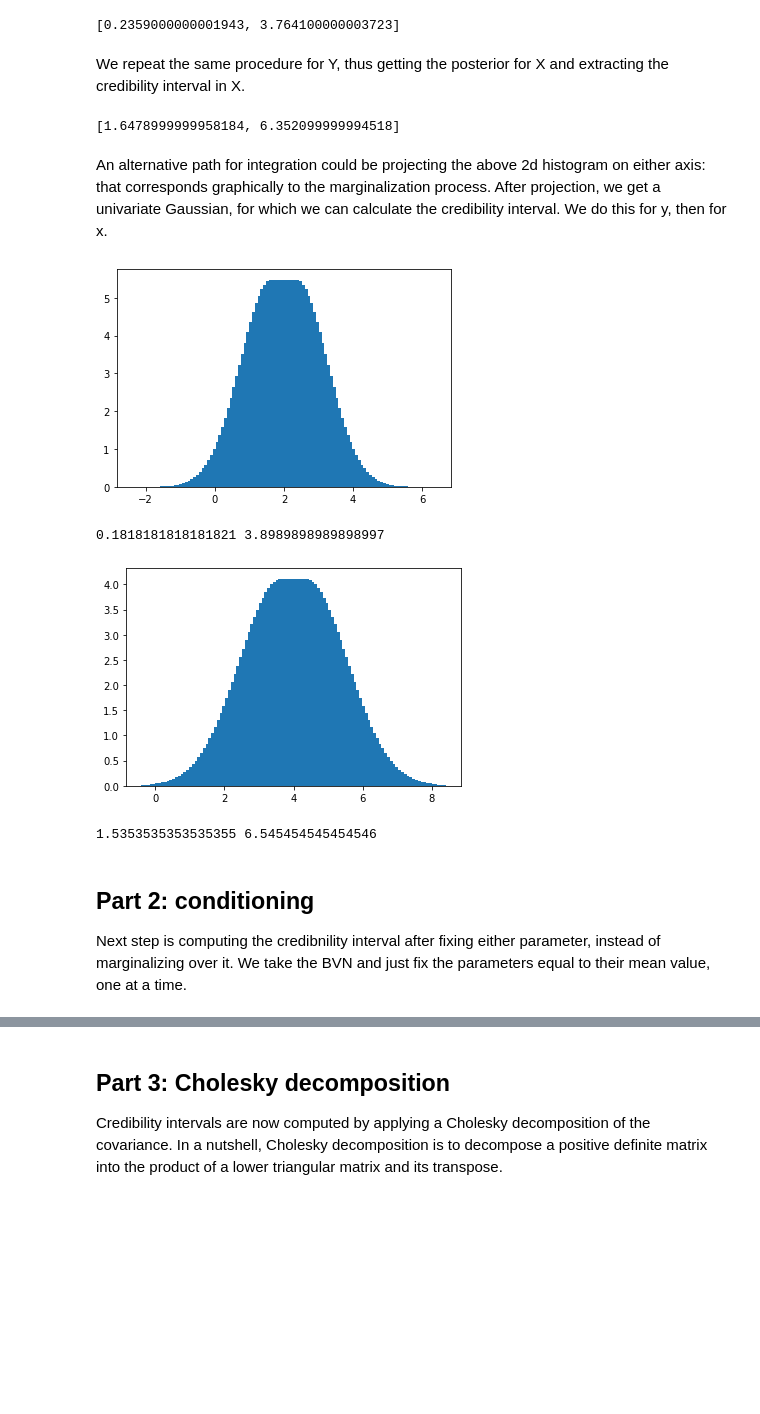
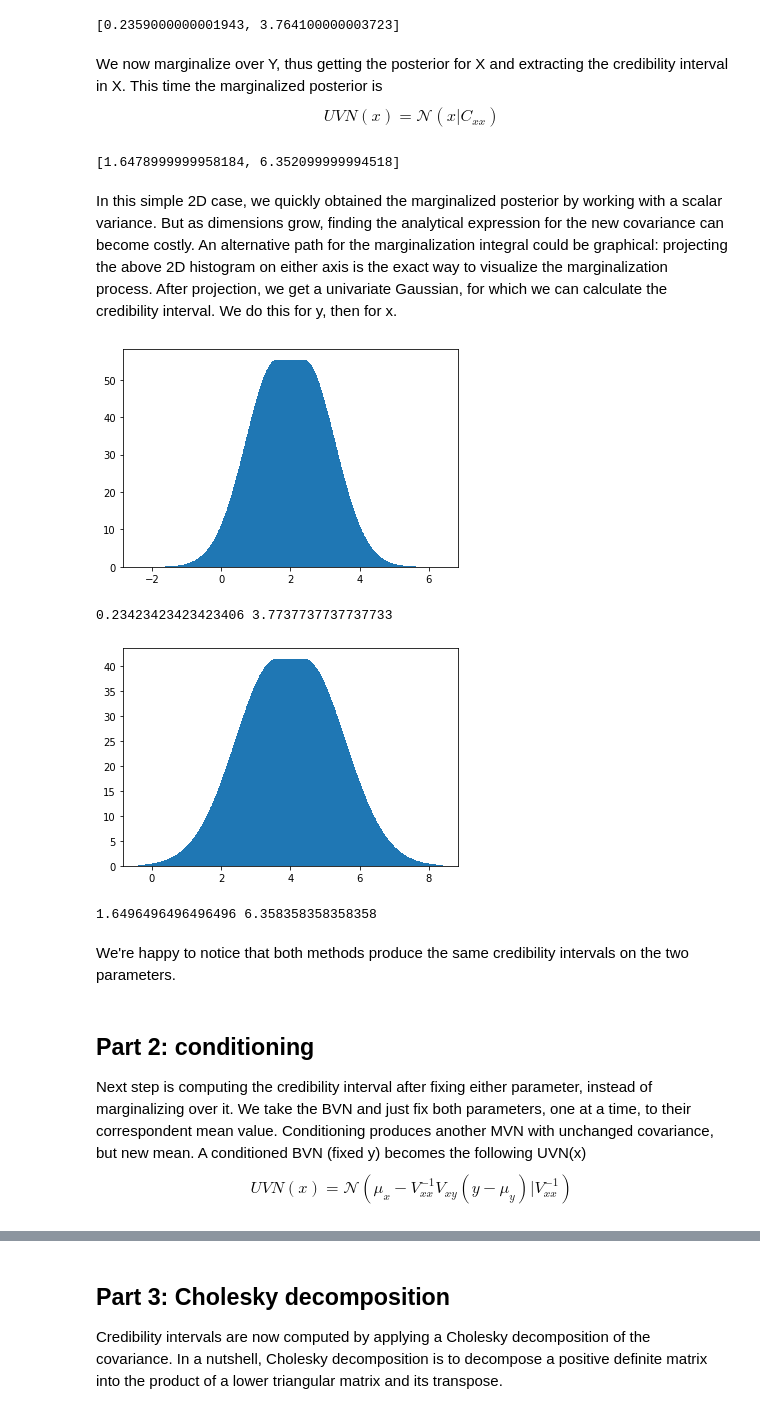
Before and after one commit to blackbianca/Astrostatistics-Cosmology---Homework, a Jupyter notebook: homework4/MCMC.ipynb, the cells around one changed output, grey strips where cells are left out. Saved outputs shown, nothing was run; the diff lists cells and outputs as text; code cells hidden in the pictures; blank space fills up the shorter version.

```diff
--- a/homework4/MCMC.ipynb
+++ b/homework4/MCMC.ipynb
@@ -65,7 +65,7 @@ plt.show()
 # %% [output]
 [figure]
 # %%
-N = int(100)
+N = int(1000)
 xvec = np.linspace(0,8,N)
 yvec = np.linspace(-2,6,N)
 x, y = np.meshgrid(xvec,yvec)
@@ -122,7 +127,10 @@ print(cred_interval)
 # %% [output]
 [0.2359000000001943, 3.764100000003723]
 # %% [markdown]
-We repeat the same procedure for Y, thus getting the posterior for X and extracting the credibility interval in X.
+We now marginalize over Y, thus getting the posterior for X and extracting the credibility interval in X. This time the marginalized posterior is
+$$
+UVN(x) = \mathcal{N}(x|C_{xx})
+$$
 # %%
 mean = mu[0]
 sigma = cov[0,0]
@@ -132,40 +140,40 @@ print(cred_interval)
 # %% [output]
 [1.6478999999958184, 6.352099999994518]
 # %% [markdown]
-An alternative path for integration could be projecting the above 2d histogram on either axis: that corresponds graphically to the marginalization process. After projection, we get a univariate Gaussian, for which we can calculate the credibility interval. We do this for y, then for x.
+In this simple 2D case, we quickly obtained the marginalized posterior by working with a scalar variance. But as dimensions grow, finding the analytical expression for the new covariance can become costly. An alternative path for the marginalization integral could be graphical: projecting the above 2D histogram on either axis is the exact way to visualize the marginalization process. After projection, we get a univariate Gaussian, for which we can calculate the credibility interval. We do this for y, then for x.
 # %%
 marg_post_y = np.zeros(N, float)
 for i in range(N):
     for j in range(N):
         marg_post_y[i] += z[i,j]
 
 plt.bar(yvec,marg_post_y)
 plt.show()
 
-bin_width = (yvec[-1]-yvec[0])/100
+bin_width = (yvec[-1]-yvec[0])/N
 I = sum(marg_post_y)*bin_width
 #print(I)   we have to permorm the total integral because it is unnormalised
 alpha = 0.95*I
 
-ind = int(50)
+ind = int(N/2)
 
 ind1 = ind-1
 ind2 = ind+1
 I0=0
 while(I0<alpha):
     I0=0
     for j in range(ind1,ind2):
         I0 += marg_post_y[j]*bin_width
     ind1 -=1
     ind2 +=1
 
 
 #print(I0, alpha)
 #print(ind1,ind2)
 print(yvec[ind1],yvec[ind2])
 # %% [output]
-[figure, old version]
+[figure, new version]
-0.1818181818181821 3.8989898989898997
+0.23423423423423406 3.7737737737737733
 # %%
 marg_post_x = np.zeros(N, float)
 for i in range(N):
@@ -175,11 +183,11 @@ for i in range(N):
 plt.bar(xvec,marg_post_x)
 plt.show()
 
-bin_width = (xvec[-1]-xvec[0])/100
+bin_width = (xvec[-1]-xvec[0])/N
 I = sum(marg_post_x)*bin_width
 alpha = 0.95*I
 
-ind = int(50)
+ind = int(N/2)
 
 ind1 = ind-1
 ind2 = ind+1
@@ -197,5 +205,7 @@ while(I0<alpha):
 #print(ind1,ind2)
 print(xvec[ind1],xvec[ind2])
 # %% [output]
-[figure, old version]
+[figure, new version]
-1.5353535353535355 6.545454545454546
+1.6496496496496496 6.358358358358358
+# %% [markdown]
+We're happy to notice that both methods produce the same credibility intervals on the two parameters.
@@ -202,7 +229,10 @@ print(xvec[ind1],xvec[ind2])
 # %% [markdown]
 ## Part 2: conditioning
 
-Next step is computing the credibnility interval after fixing either parameter, instead of marginalizing over it. We take the BVN and just fix the parameters equal to their mean value, one at a time.
+Next step is computing the credibility interval after fixing either parameter, instead of marginalizing over it. We take the BVN and just fix both parameters, one at a time, to their correspondent mean value. Conditioning produces another MVN with unchanged covariance, but new mean. A conditioned BVN (fixed y) becomes the following UVN(x)
+$$
+UVN(x) = \mathcal{N}(\mu_x-V_{xx}^{-1}V_{xy}(y-\mu_y)|V_{xx}^{-1})
+$$
 # %%
 # this should be corrected with the correct form of the marginalised posterior. The one above was calculated with pen and paper, but we can directly use quick formulas,
 # telling us that after marginalization the mean does not change,2 while variance does
```
Also changed, not shown: parts of 20 cells of this notebook.
